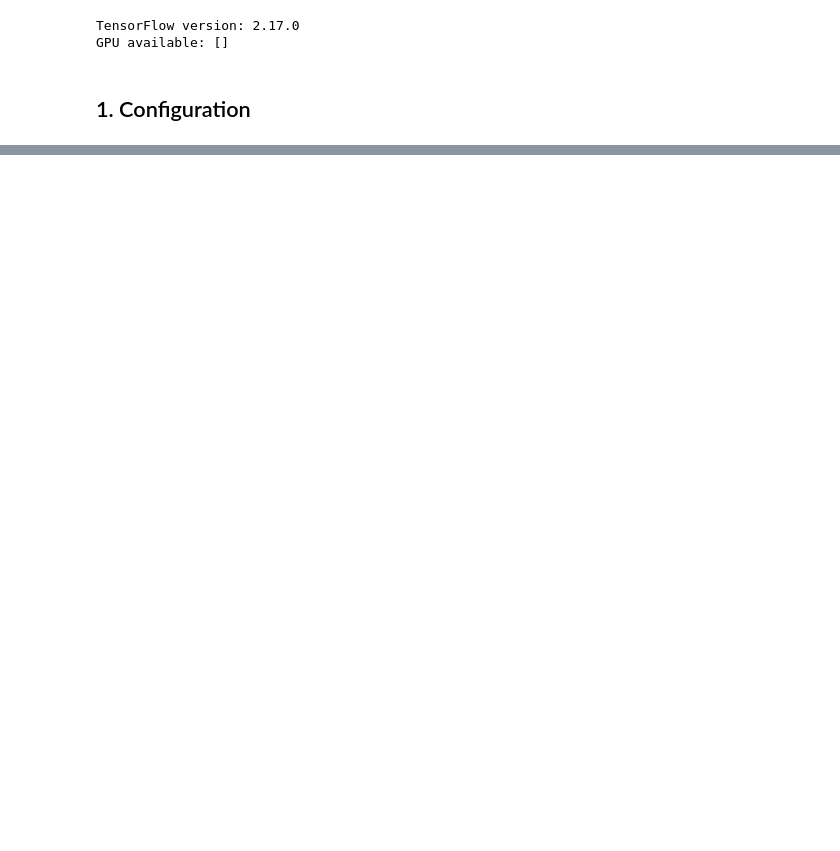
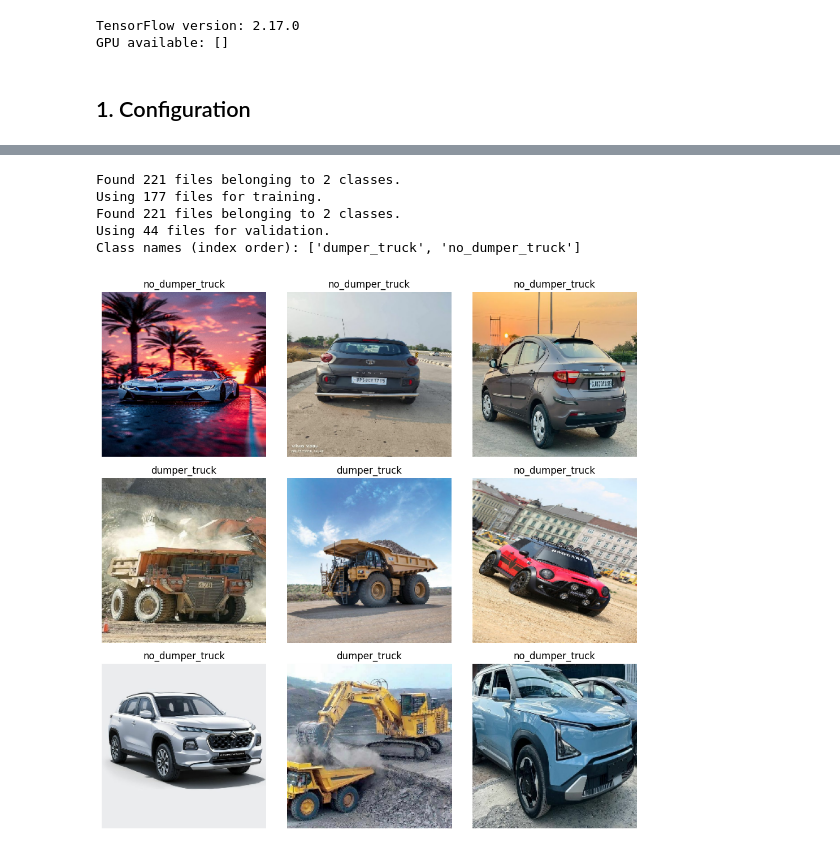
Before and after one commit to deeprasarkar007-glitch/DRISTI, a Jupyter notebook: model_training/train_dumper_truck_classifier.ipynb, the cells around one changed output, grey strips where cells are left out. Drawn from its saved outputs; the diff is of its cells as text; code cells hidden in the pictures; blank space fills up the shorter version.

Commit message:
Add dumper-truck-detector files

```diff
--- a/model_training/train_dumper_truck_classifier.ipynb
+++ b/model_training/train_dumper_truck_classifier.ipynb
@@ -275,0 +86,42 @@ If you ever collect solid "definitely not a dumper truck" photos taken **the sam
+# %%
+train_ds = tf.keras.utils.image_dataset_from_directory(
+    DATA_DIR,
+    validation_split=VALIDATION_SPLIT,
+    subset="training",
+    seed=SEED,
+    image_size=IMG_SIZE,
+    batch_size=BATCH_SIZE,
+    label_mode="binary",
+)
+
+val_ds = tf.keras.utils.image_dataset_from_directory(
+    DATA_DIR,
+    validation_split=VALIDATION_SPLIT,
+    subset="validation",
+    seed=SEED,
+    image_size=IMG_SIZE,
+    batch_size=BATCH_SIZE,
+    label_mode="binary",
+)
+
+class_names = train_ds.class_names
+print("Class names (index order):", class_names)
+# %% [output]
+Found 221 files belonging to 2 classes.
+Using 177 files for training.
+Found 221 files belonging to 2 classes.
+Using 44 files for validation.
+Class names (index order): ['dumper_truck', 'no_dumper_truck']
+# %%
+# Peek at a few training images to make sure everything loaded correctly.
+plt.figure(figsize=(10, 10))
+for images, labels in train_ds.take(1):
+    for i in range(min(9, images.shape[0])):
+        ax = plt.subplot(3, 3, i + 1)
+        plt.imshow(images[i].numpy().astype("uint8"))
+        plt.title(class_names[int(labels[i][0])])
+        plt.axis("off")
+plt.tight_layout()
+plt.show()
+# %% [output]
+[figure, added]
```
Also changed, not shown: parts of 46 cells of this notebook, 17 other files.
